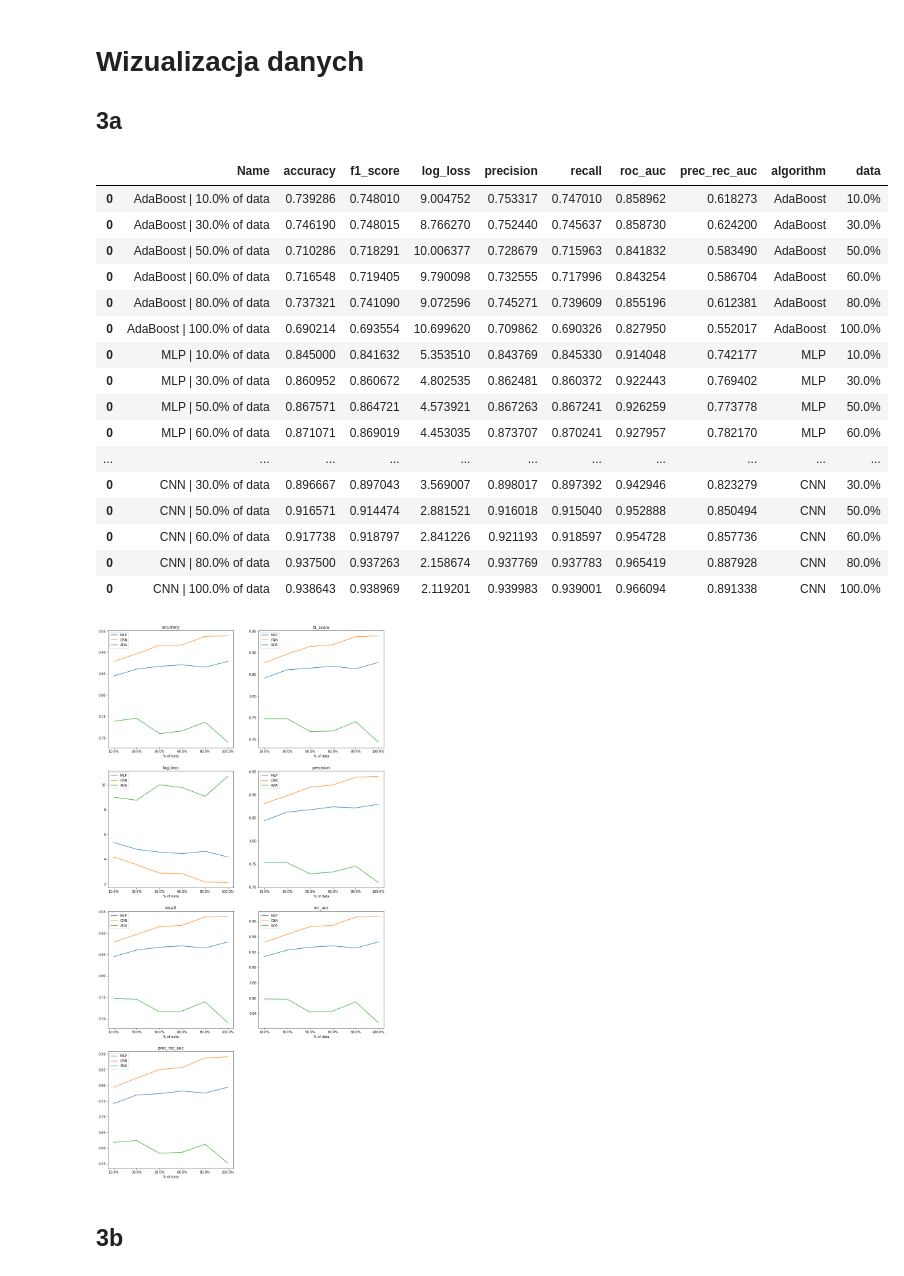
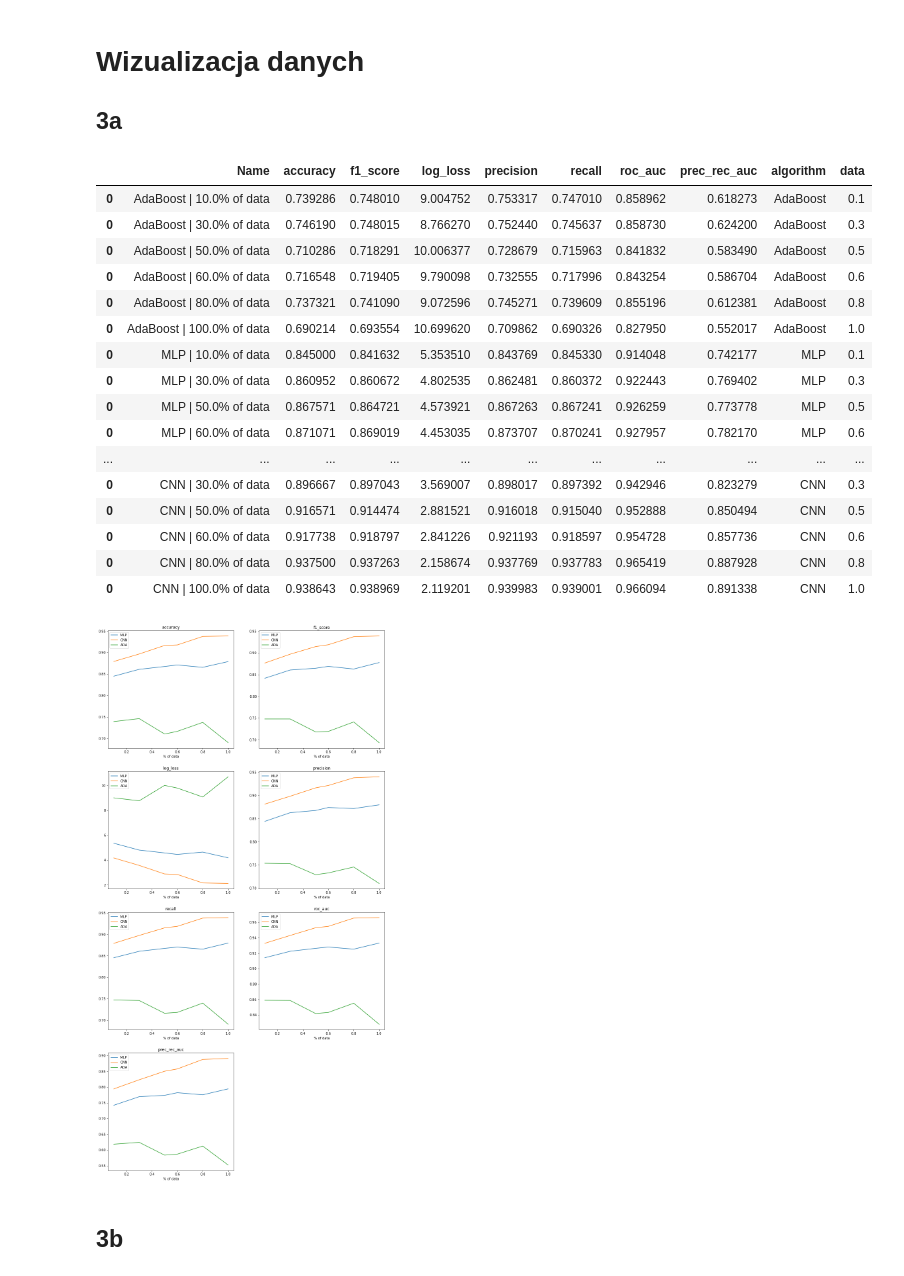
Before and after one commit to Palkovsky/AdaBoost-MLP-CNN-FBI, a Jupyter notebook: EllenShow.ipynb, the cells around one changed output. Cells and saved outputs as stored; diff of their text form; code cells hidden in the pictures.

```diff
--- a/EllenShow.ipynb
+++ b/EllenShow.ipynb
@@ -13,26 +13,27 @@ def name_split(cell):
 # %%
 tests_time = pd.read_pickle("datasets/3a.pkl")
 
 tests_time[['algorithm', 'data']] = tests_time.Name.apply(name_split)
+tests_time['data'] = tests_time['data'].apply(lambda x: float(x.strip("%")) / 100)
 tests_time
 # %% [output]
 |  | Name | accuracy | f1_score | log_loss | precision | recall | roc_auc | prec_rec_auc | algorithm | data |
-| 0 | AdaBoost | 10.0% of data | 0.739286 | 0.748010 | 9.004752 | 0.753317 | 0.747010 | 0.858962 | 0.618273 | AdaBoost | 10.0% |
-| 0 | AdaBoost | 30.0% of data | 0.746190 | 0.748015 | 8.766270 | 0.752440 | 0.745637 | 0.858730 | 0.624200 | AdaBoost | 30.0% |
-| 0 | AdaBoost | 50.0% of data | 0.710286 | 0.718291 | 10.006377 | 0.728679 | 0.715963 | 0.841832 | 0.583490 | AdaBoost | 50.0% |
-| 0 | AdaBoost | 60.0% of data | 0.716548 | 0.719405 | 9.790098 | 0.732555 | 0.717996 | 0.843254 | 0.586704 | AdaBoost | 60.0% |
-| 0 | AdaBoost | 80.0% of data | 0.737321 | 0.741090 | 9.072596 | 0.745271 | 0.739609 | 0.855196 | 0.612381 | AdaBoost | 80.0% |
-| 0 | AdaBoost | 100.0% of data | 0.690214 | 0.693554 | 10.699620 | 0.709862 | 0.690326 | 0.827950 | 0.552017 | AdaBoost | 100.0% |
-| 0 | MLP | 10.0% of data | 0.845000 | 0.841632 | 5.353510 | 0.843769 | 0.845330 | 0.914048 | 0.742177 | MLP | 10.0% |
-| 0 | MLP | 30.0% of data | 0.860952 | 0.860672 | 4.802535 | 0.862481 | 0.860372 | 0.922443 | 0.769402 | MLP | 30.0% |
-| 0 | MLP | 50.0% of data | 0.867571 | 0.864721 | 4.573921 | 0.867263 | 0.867241 | 0.926259 | 0.773778 | MLP | 50.0% |
-| 0 | MLP | 60.0% of data | 0.871071 | 0.869019 | 4.453035 | 0.873707 | 0.870241 | 0.927957 | 0.782170 | MLP | 60.0% |
+| 0 | AdaBoost | 10.0% of data | 0.739286 | 0.748010 | 9.004752 | 0.753317 | 0.747010 | 0.858962 | 0.618273 | AdaBoost | 0.1 |
+| 0 | AdaBoost | 30.0% of data | 0.746190 | 0.748015 | 8.766270 | 0.752440 | 0.745637 | 0.858730 | 0.624200 | AdaBoost | 0.3 |
+| 0 | AdaBoost | 50.0% of data | 0.710286 | 0.718291 | 10.006377 | 0.728679 | 0.715963 | 0.841832 | 0.583490 | AdaBoost | 0.5 |
+| 0 | AdaBoost | 60.0% of data | 0.716548 | 0.719405 | 9.790098 | 0.732555 | 0.717996 | 0.843254 | 0.586704 | AdaBoost | 0.6 |
+| 0 | AdaBoost | 80.0% of data | 0.737321 | 0.741090 | 9.072596 | 0.745271 | 0.739609 | 0.855196 | 0.612381 | AdaBoost | 0.8 |
+| 0 | AdaBoost | 100.0% of data | 0.690214 | 0.693554 | 10.699620 | 0.709862 | 0.690326 | 0.827950 | 0.552017 | AdaBoost | 1.0 |
+| 0 | MLP | 10.0% of data | 0.845000 | 0.841632 | 5.353510 | 0.843769 | 0.845330 | 0.914048 | 0.742177 | MLP | 0.1 |
+| 0 | MLP | 30.0% of data | 0.860952 | 0.860672 | 4.802535 | 0.862481 | 0.860372 | 0.922443 | 0.769402 | MLP | 0.3 |
+| 0 | MLP | 50.0% of data | 0.867571 | 0.864721 | 4.573921 | 0.867263 | 0.867241 | 0.926259 | 0.773778 | MLP | 0.5 |
+| 0 | MLP | 60.0% of data | 0.871071 | 0.869019 | 4.453035 | 0.873707 | 0.870241 | 0.927957 | 0.782170 | MLP | 0.6 |
 | ... | ... | ... | ... | ... | ... | ... | ... | ... | ... | ... |
-| 0 | CNN | 30.0% of data | 0.896667 | 0.897043 | 3.569007 | 0.898017 | 0.897392 | 0.942946 | 0.823279 | CNN | 30.0% |
-| 0 | CNN | 50.0% of data | 0.916571 | 0.914474 | 2.881521 | 0.916018 | 0.915040 | 0.952888 | 0.850494 | CNN | 50.0% |
-| 0 | CNN | 60.0% of data | 0.917738 | 0.918797 | 2.841226 | 0.921193 | 0.918597 | 0.954728 | 0.857736 | CNN | 60.0% |
-| 0 | CNN | 80.0% of data | 0.937500 | 0.937263 | 2.158674 | 0.937769 | 0.937783 | 0.965419 | 0.887928 | CNN | 80.0% |
-| 0 | CNN | 100.0% of data | 0.938643 | 0.938969 | 2.119201 | 0.939983 | 0.939001 | 0.966094 | 0.891338 | CNN | 100.0% |
+| 0 | CNN | 30.0% of data | 0.896667 | 0.897043 | 3.569007 | 0.898017 | 0.897392 | 0.942946 | 0.823279 | CNN | 0.3 |
+| 0 | CNN | 50.0% of data | 0.916571 | 0.914474 | 2.881521 | 0.916018 | 0.915040 | 0.952888 | 0.850494 | CNN | 0.5 |
+| 0 | CNN | 60.0% of data | 0.917738 | 0.918797 | 2.841226 | 0.921193 | 0.918597 | 0.954728 | 0.857736 | CNN | 0.6 |
+| 0 | CNN | 80.0% of data | 0.937500 | 0.937263 | 2.158674 | 0.937769 | 0.937783 | 0.965419 | 0.887928 | CNN | 0.8 |
+| 0 | CNN | 100.0% of data | 0.938643 | 0.938969 | 2.119201 | 0.939983 | 0.939001 | 0.966094 | 0.891338 | CNN | 1.0 |
 # %%
 def draw_plot(df, score):
     ADA_df = df[df['algorithm'] == 'AdaBoost']
@@ -65,7 +66,7 @@ for score in score_names:
 
 plt.savefig('plots/3a.png')
 # %% [output]
-[figure, old version]
+[figure, new version]
 # %% [markdown]
 ## 3b
 # %%
```
Also changed, not shown: parts of 5 cells of this notebook, 3 other files.
